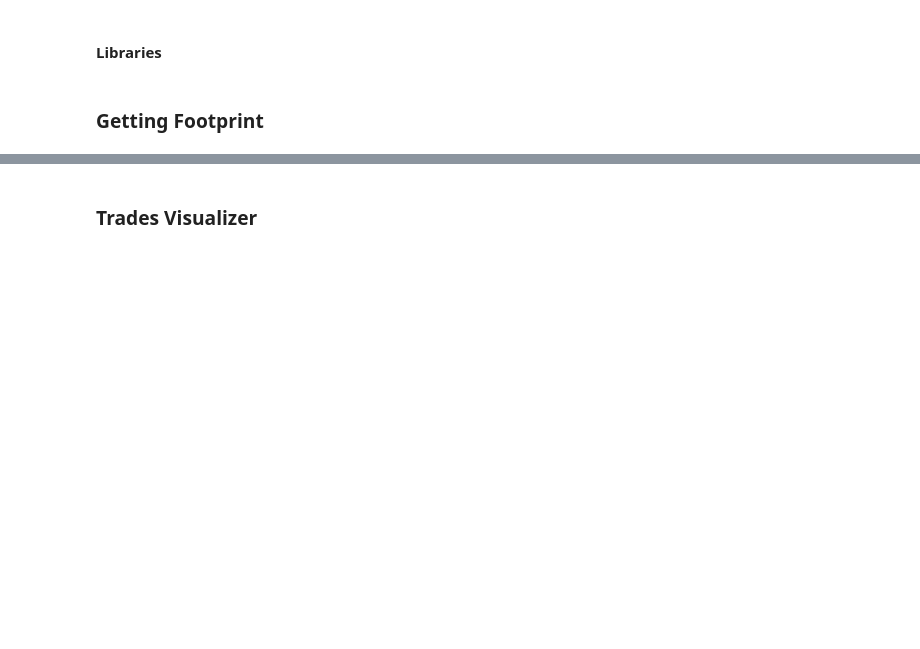
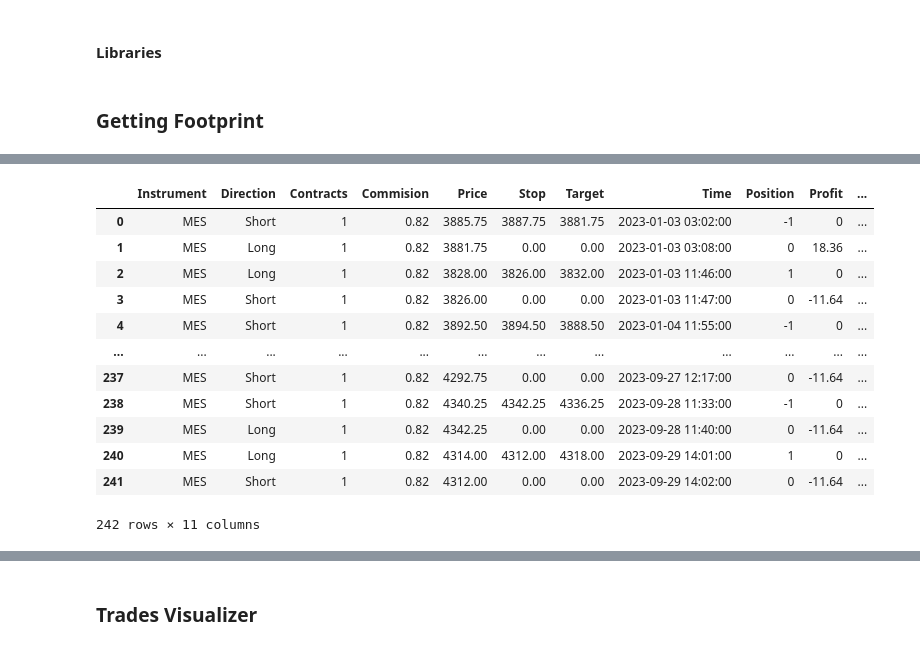
Before and after one commit to mostoro/DeltaX, a Jupyter notebook: deltax.ipynb, the cells around one changed output, grey strips where cells are left out. Drawn from its saved outputs; the diff is of its cells as text; code cells hidden in the pictures; blank space fills up the shorter version.

```diff
--- a/deltax.ipynb
+++ b/deltax.ipynb
@@ -447,0 +984,16 @@ render_valtos_footprint(
+# %%
+results
+# %% [output]
+|  | Instrument | Direction | Contracts | Commision | Price | Stop | Target | Time | Position | Profit | ... |
+| 0 | MES | Short | 1 | 0.82 | 3885.75 | 3887.75 | 3881.75 | 2023-01-03 03:02:00 | -1 | 0 | ... |
+| 1 | MES | Long | 1 | 0.82 | 3881.75 | 0.00 | 0.00 | 2023-01-03 03:08:00 | 0 | 18.36 | ... |
+| 2 | MES | Long | 1 | 0.82 | 3828.00 | 3826.00 | 3832.00 | 2023-01-03 11:46:00 | 1 | 0 | ... |
+| 3 | MES | Short | 1 | 0.82 | 3826.00 | 0.00 | 0.00 | 2023-01-03 11:47:00 | 0 | -11.64 | ... |
+| 4 | MES | Short | 1 | 0.82 | 3892.50 | 3894.50 | 3888.50 | 2023-01-04 11:55:00 | -1 | 0 | ... |
+| ... | ... | ... | ... | ... | ... | ... | ... | ... | ... | ... | ... |
+| 237 | MES | Short | 1 | 0.82 | 4292.75 | 0.00 | 0.00 | 2023-09-27 12:17:00 | 0 | -11.64 | ... |
+| 238 | MES | Short | 1 | 0.82 | 4340.25 | 4342.25 | 4336.25 | 2023-09-28 11:33:00 | -1 | 0 | ... |
+| 239 | MES | Long | 1 | 0.82 | 4342.25 | 0.00 | 0.00 | 2023-09-28 11:40:00 | 0 | -11.64 | ... |
+| 240 | MES | Long | 1 | 0.82 | 4314.00 | 4312.00 | 4318.00 | 2023-09-29 14:01:00 | 1 | 0 | ... |
+| 241 | MES | Short | 1 | 0.82 | 4312.00 | 0.00 | 0.00 | 2023-09-29 14:02:00 | 0 | -11.64 | ... |
+242 rows × 11 columns
```
Also changed, not shown: parts of 14 cells of this notebook.
